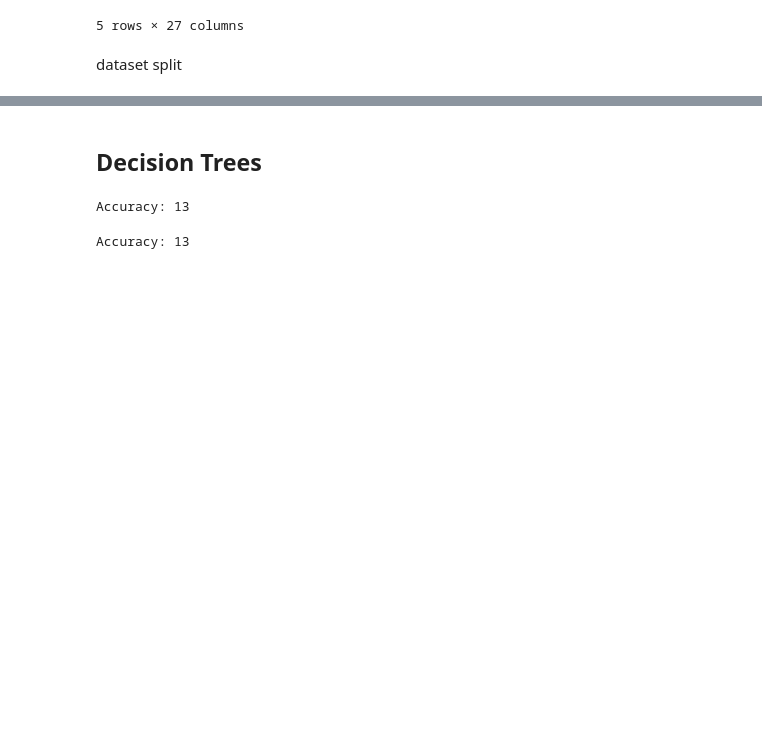
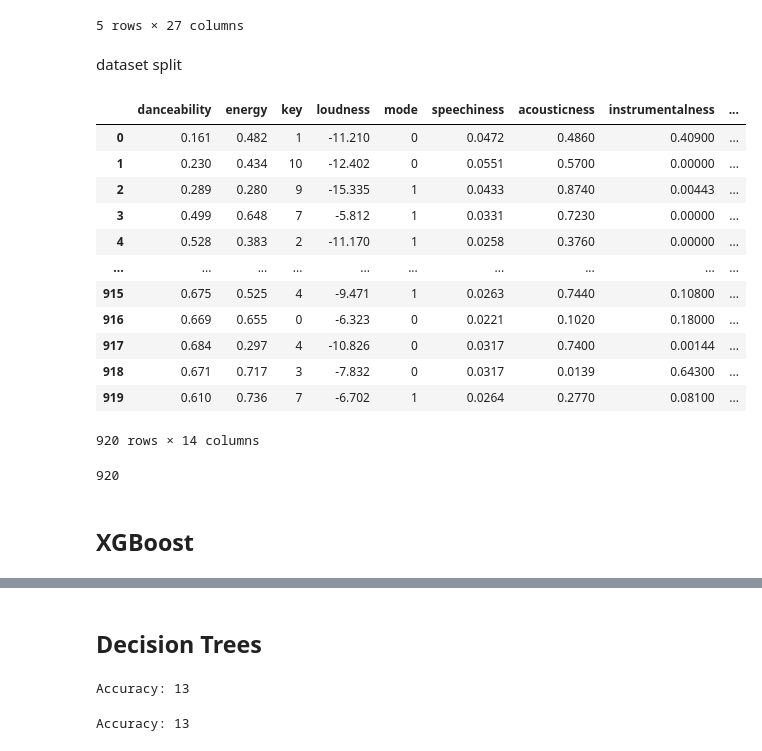
Before and after one commit to karen-pal/mentoria-canciones-DiploDatos, a Jupyter notebook: practico_3.ipynb, the cells around one changed output, grey strips where cells are left out. Saved outputs shown, nothing was run; the diff lists cells and outputs as text; code cells hidden in the pictures; blank space fills up the shorter version.

```diff
--- a/practico_3.ipynb
+++ b/practico_3.ipynb
@@ -537,6 +537,22 @@ dataset split
 # %%
 other = pd.concat([df[audio_features], df['lyrics_sentiment']], axis=1)
 sanitized = other.drop(["uri", "analysis_url", "track_href", "id", "type"],1)
+# %%
+X
+# %% [output]
+|  | danceability | energy | key | loudness | mode | speechiness | acousticness | instrumentalness | ... |
+| 0 | 0.161 | 0.482 | 1 | -11.210 | 0 | 0.0472 | 0.4860 | 0.40900 | ... |
+| 1 | 0.230 | 0.434 | 10 | -12.402 | 0 | 0.0551 | 0.5700 | 0.00000 | ... |
+| 2 | 0.289 | 0.280 | 9 | -15.335 | 1 | 0.0433 | 0.8740 | 0.00443 | ... |
+| 3 | 0.499 | 0.648 | 7 | -5.812 | 1 | 0.0331 | 0.7230 | 0.00000 | ... |
+| 4 | 0.528 | 0.383 | 2 | -11.170 | 1 | 0.0258 | 0.3760 | 0.00000 | ... |
+| ... | ... | ... | ... | ... | ... | ... | ... | ... | ... |
+| 915 | 0.675 | 0.525 | 4 | -9.471 | 1 | 0.0263 | 0.7440 | 0.10800 | ... |
+| 916 | 0.669 | 0.655 | 0 | -6.323 | 0 | 0.0221 | 0.1020 | 0.18000 | ... |
+| 917 | 0.684 | 0.297 | 4 | -10.826 | 0 | 0.0317 | 0.7400 | 0.00144 | ... |
+| 918 | 0.671 | 0.717 | 3 | -7.832 | 0 | 0.0317 | 0.0139 | 0.64300 | ... |
+| 919 | 0.610 | 0.736 | 7 | -6.702 | 1 | 0.0264 | 0.2770 | 0.08100 | ... |
+920 rows × 14 columns
 # %%
 from sklearn import model_selection, tree
 X = sanitized
@@ -544,0 +566,4 @@ X_train, X_valid, y_train, y_valid = model_selection.train_test_split(X, y, test
+# %%
+len(label_encoded_y)
+# %% [output]
+920
@@ -544,0 +572,2 @@ X_train, X_valid, y_train, y_valid = model_selection.train_test_split(X, y, test
+# %% [markdown]
+## XGBoost
```
Also changed, not shown: parts of 11 cells of this notebook.
